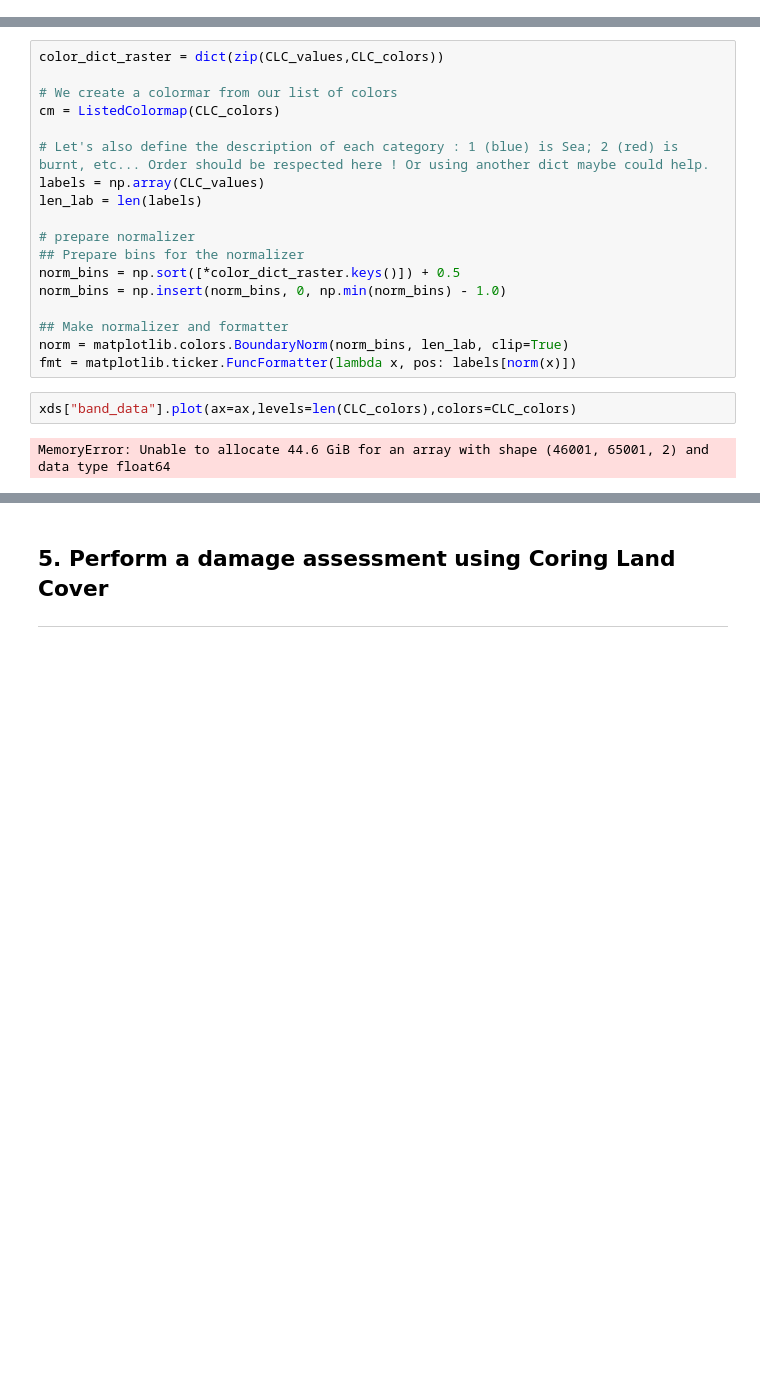
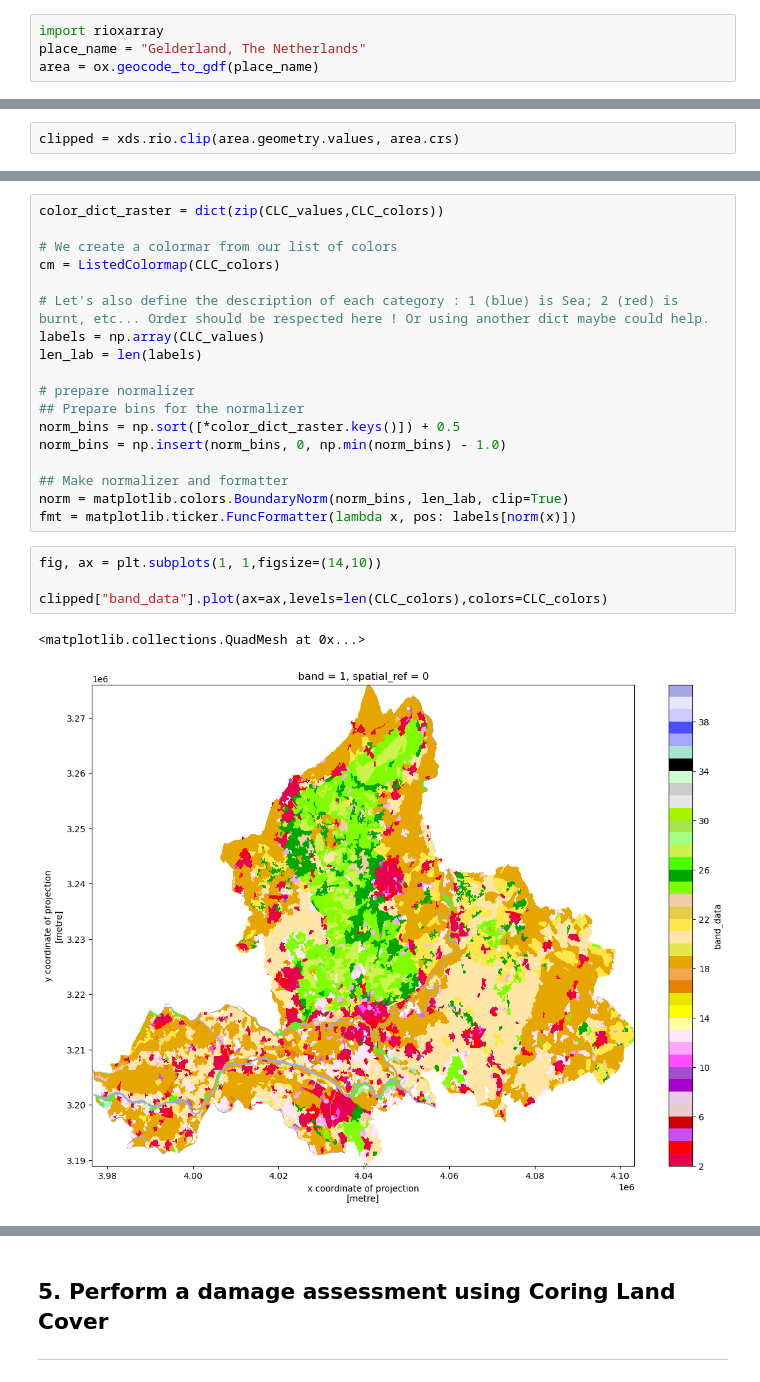
Before and after one commit to ElcoK/BigData_AED, a Jupyter notebook: _sources/week4/tutorial2.ipynb, the cells around one changed output, grey strips where cells are left out. Cells and saved outputs as stored; diff of their text form; blank space fills up the shorter version.

```diff
--- a/_sources/week4/tutorial2.ipynb
+++ b/_sources/week4/tutorial2.ipynb
@@ -180,5 +180,9 @@ Slightly annoying, the file you have downloaded is double zipped. Its slightly i
 # %%
 CLC_location = os.path.join('C:\Data\CLC\DATA','U2018_CLC2018_V2020_20u1.tif')
+# %%
+import rioxarray
+place_name = "Gelderland, The Netherlands"
+area = ox.geocode_to_gdf(place_name)
 # %%
 xds = xr.open_dataset(CLC_location, engine="rasterio")
 xds
@@ -192,6 +196,8 @@ Coordinates:
     spatial_ref  int32 ...
 Data variables:
     band_data    (band, y, x) float32 ...
+# %%
+clipped = xds.rio.clip(area.geometry.values, area.crs)
 # %%
 CLC_values = [111, 112, 121, 122, 123, 124, 131, 132, 133, 141, 142, 211, 212, 213, 221, 222, 223, 231, 241, 242,
  243, 244, 311, 312, 313, 321, 322, 323, 324, 331, 332, 333, 334, 335, 411, 412, 421, 422, 423, 511, 512, 521, 522, 523]
@@ -225,6 +225,9 @@ norm_bins = np.insert(norm_bins, 0, np.min(norm_bins) - 1.0)
 norm = matplotlib.colors.BoundaryNorm(norm_bins, len_lab, clip=True)
 fmt = matplotlib.ticker.FuncFormatter(lambda x, pos: labels[norm(x)])
 # %%
-xds["band_data"].plot(ax=ax,levels=len(CLC_colors),colors=CLC_colors)
+fig, ax = plt.subplots(1, 1,figsize=(14,10))
+
+clipped["band_data"].plot(ax=ax,levels=len(CLC_colors),colors=CLC_colors)
 # %% [output]
-MemoryError: Unable to allocate 44.6 GiB for an array with shape (46001, 65001, 2) and data type float64
+<matplotlib.collections.QuadMesh at 0x...>
+[figure, added]
```
Also changed, not shown: parts of 4 cells of this notebook, 13 other files.
